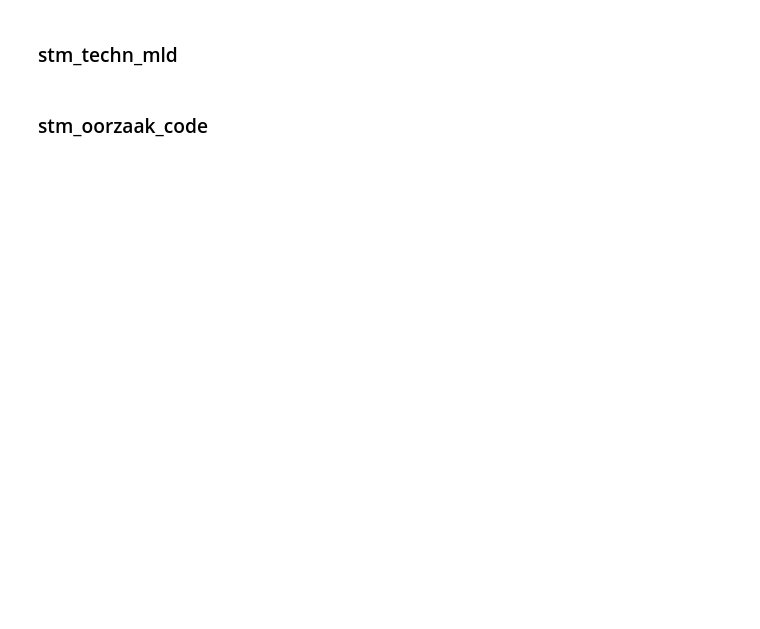
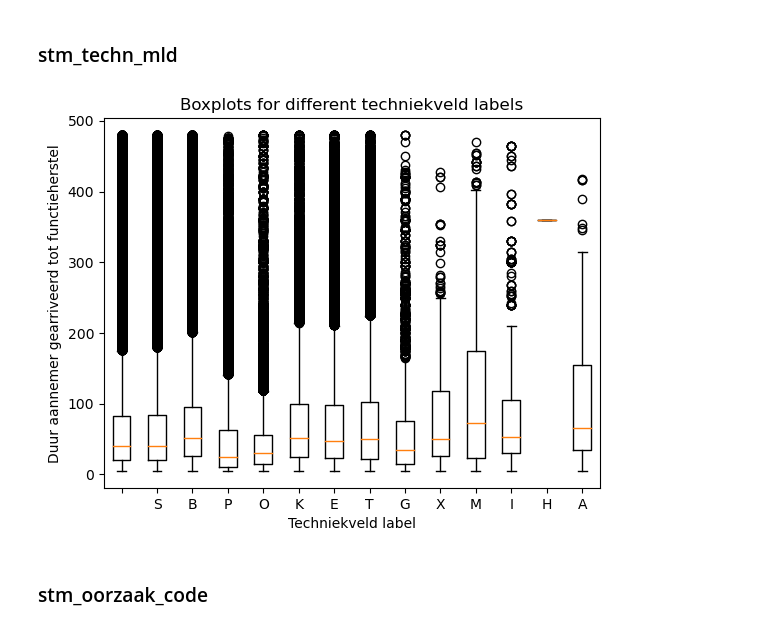
Before and after one commit to GuuscoNL/data-driven-business, a Jupyter notebook: DataExploration.ipynb, the cells around one changed output. Drawn from its saved outputs; the diff is of its cells as text; code cells hidden in the pictures; blank space fills up the shorter version.

```diff
--- a/DataExploration.ipynb
+++ b/DataExploration.ipynb
@@ -210,13 +275,15 @@ plt.show()
 # %%
 boxplot_data = [df[df.stm_techn_mld == value]['anm_tot_fh'] for value in df['stm_techn_mld'].unique()]
 
 fig, ax = plt.subplots()
 ax.boxplot(boxplot_data)
 ax.set_xticklabels(df['stm_techn_mld'].unique())
 ax.set_xlabel('Techniekveld label')
-ax.set_ylabel('anm_tot_fh')
+ax.set_ylabel('Duur aannemer gearriveerd tot functieherstel')
 plt.title('Boxplots for different techniekveld labels')
 plt.show()
+# %% [output]
+[figure, added]
 # %% [markdown]
 ### stm_oorzaak_code
 # %%
```
Also changed, not shown: parts of 42 cells of this notebook, 3 other files.
